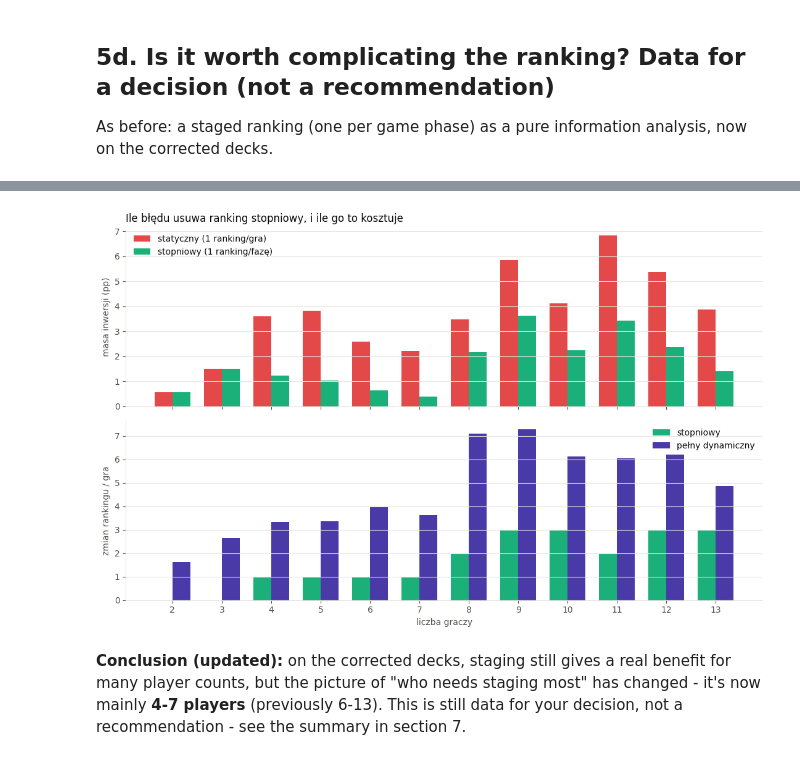
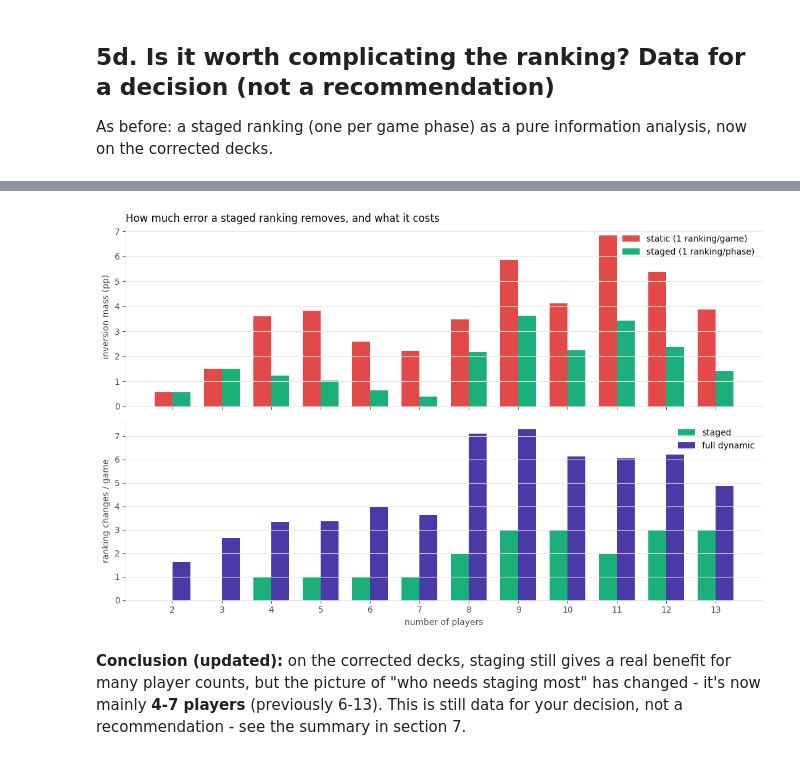
Before and after one commit to mateusz-gob1/tayan-lab, a Jupyter notebook: notebooks/03_rankings.ipynb, the cells around one changed output, grey strips where cells are left out. Saved outputs shown, nothing was run; the diff lists cells and outputs as text; code cells hidden in the pictures.

```diff
--- a/notebooks/03_rankings.ipynb
+++ b/notebooks/03_rankings.ipynb
@@ -240,9 +243,9 @@ for players in range(2, 14):
     tau = kendall_tau(CURRENT_ORDER, ranking)
     changes = expected_ranking_changes(L, players, start, limit, epsilon_pp=EPSILON, hysteresis=True)
     rows.append({
-        "graczy": players, "tau Kendalla (obecny vs statyczny)": float(tau),
-        "zmian rankingu / gra (dynamiczny, z histerezą)": float(changes),
+        "players": players, "Kendall's tau (current vs. static)": float(tau),
+        "ranking changes / game (dynamic, with hysteresis)": float(changes),
     })
 df_dyn = pd.DataFrame(rows)
-df_dyn.style.format({"tau Kendalla (obecny vs statyczny)": "{:.2f}", "zmian rankingu / gra (dynamiczny, z histerezą)": "{:.1f}"}).hide(axis="index")
+df_dyn.style.format({"Kendall's tau (current vs. static)": "{:.2f}", "ranking changes / game (dynamic, with hysteresis)": "{:.1f}"}).hide(axis="index")
 # %% [output]
@@ -382,7 +385,7 @@ for players in range(2, 14):
     start, limit = default_start(players), default_limit(players)
     ranking, _ = static_ranking(L, players, start, limit, epsilon_pp=EPSILON)
     rate, avg_size, worst = error_rate_and_size(ranking, L, players, start, limit)
-    rows.append({"graczy": players, "% rund z błędem": rate, "śr. błąd gdy jest (pp)": avg_size, "najgorszy błąd (pp)": worst})
+    rows.append({"players": players, "% rounds with an error": rate, "avg. error when present (pp)": avg_size, "worst error (pp)": worst})
 df_cost = pd.DataFrame(rows)
-df_cost.style.format({"% rund z błędem": "{:.1f}%", "śr. błąd gdy jest (pp)": "{:.2f}", "najgorszy błąd (pp)": "{:.2f}"}).hide(axis="index")
+df_cost.style.format({"% rounds with an error": "{:.1f}%", "avg. error when present (pp)": "{:.2f}", "worst error (pp)": "{:.2f}"}).hide(axis="index")
 # %% [output]
@@ -445,9 +448,9 @@ for players in range(2, 8):
     ranking, _ = static_ranking(L, players, start, limit, epsilon_pp=EPSILON)
     n, mass, pairs = worst_n_breakdown(ranking, L, players, start, limit)
     pair_text = "; ".join(
-        f"{PL[low]} {p_low:.1f}% vs {PL[high]} {p_high:.1f}% (różnica {diff:.1f}pp)"
+        f"{LABELS[low]} {p_low:.1f}% vs {LABELS[high]} {p_high:.1f}% (difference {diff:.1f}pp)"
         for low, high, diff, p_low, p_high in pairs
     )
-    rows.append({"graczy": players, "najgorsze N": n, "łączna masa przy tym N (pp)": round(mass, 2), "odwrócone pary": pair_text})
+    rows.append({"players": players, "worst N": n, "total mass at this N (pp)": round(mass, 2), "inverted pairs": pair_text})
 pd.DataFrame(rows).style.hide(axis="index")
 # %% [output]
@@ -477,13 +480,13 @@ for players in range(2, 14):
     changes_dyn = expected_ranking_changes(L, players, start, limit, epsilon_pp=EPSILON, hysteresis=True)
     reduction = (1 - float(result.staged_mass) / float(result.single_static_mass)) * 100 if result.single_static_mass > 0 else 0.0
     rows.append({
-        "graczy": players, "m statyczny (pp)": float(result.single_static_mass) * 100,
-        "m stopniowy (pp)": float(result.staged_mass) * 100, "redukcja błędu": reduction,
-        "przełączeń/gra (stopniowy)": result.switches, "zmian/gra (pełny dynamiczny)": float(changes_dyn),
+        "players": players, "m static (pp)": float(result.single_static_mass) * 100,
+        "m staged (pp)": float(result.staged_mass) * 100, "error reduction": reduction,
+        "switches/game (staged)": result.switches, "changes/game (full dynamic)": float(changes_dyn),
     })
 df_staged = pd.DataFrame(rows)
 df_staged.style.format({
-    "m statyczny (pp)": "{:.2f}", "m stopniowy (pp)": "{:.2f}", "redukcja błędu": "{:.0f}%",
-    "zmian/gra (pełny dynamiczny)": "{:.1f}",
+    "m static (pp)": "{:.2f}", "m staged (pp)": "{:.2f}", "error reduction": "{:.0f}%",
+    "changes/game (full dynamic)": "{:.1f}",
 }).hide(axis="index")
 # %% [output]
@@ -502,24 +505,24 @@ df_staged.style.format({
 | 13 | 3.88 | 1.40 | 64% | 3 | 4.9 |
 # %%
 fig, axes = plt.subplots(2, 1, figsize=(11, 7), sharex=True)
-axes[0].bar(df_staged["graczy"] - 0.18, df_staged["m statyczny (pp)"], width=0.36, color="#e34948", label="statyczny (1 ranking/gra)")
-axes[0].bar(df_staged["graczy"] + 0.18, df_staged["m stopniowy (pp)"], width=0.36, color="#1baf7a", label="stopniowy (1 ranking/fazę)")
-axes[0].set_ylabel("masa inwersji (pp)")
-axes[0].set_title("Ile błędu usuwa ranking stopniowy, i ile go to kosztuje", loc="left", color=INK, fontsize=12)
+axes[0].bar(df_staged["players"] - 0.18, df_staged["m static (pp)"], width=0.36, color="#e34948", label="static (1 ranking/game)")
+axes[0].bar(df_staged["players"] + 0.18, df_staged["m staged (pp)"], width=0.36, color="#1baf7a", label="staged (1 ranking/phase)")
+axes[0].set_ylabel("inversion mass (pp)")
+axes[0].set_title("How much error a staged ranking removes, and what it costs", loc="left", color=INK, fontsize=12)
 axes[0].grid(axis="y", color=GRID, lw=0.8)
 axes[0].legend(frameon=False)
 
-axes[1].bar(df_staged["graczy"] - 0.18, df_staged["przełączeń/gra (stopniowy)"], width=0.36, color="#1baf7a", label="stopniowy")
-axes[1].bar(df_staged["graczy"] + 0.18, df_staged["zmian/gra (pełny dynamiczny)"], width=0.36, color="#4a3aa7", label="pełny dynamiczny")
-axes[1].set_ylabel("zmian rankingu / gra")
-axes[1].set_xlabel("liczba graczy")
-axes[1].set_xticks(list(df_staged["graczy"]))
+axes[1].bar(df_staged["players"] - 0.18, df_staged["switches/game (staged)"], width=0.36, color="#1baf7a", label="staged")
+axes[1].bar(df_staged["players"] + 0.18, df_staged["changes/game (full dynamic)"], width=0.36, color="#4a3aa7", label="full dynamic")
+axes[1].set_ylabel("ranking changes / game")
+axes[1].set_xlabel("number of players")
+axes[1].set_xticks(list(df_staged["players"]))
 axes[1].grid(axis="y", color=GRID, lw=0.8)
 axes[1].legend(frameon=False)
 plt.tight_layout()
 plt.show()
 # %% [output]
-[figure, old version]
+[figure, new version]
 # %% [markdown]
 **Conclusion (updated):** on the corrected decks, staging still gives a real benefit for many player counts, but the picture of "who needs staging most" has changed - it's now mainly **4-7 players** (previously 6-13). This is still data for your decision, not a recommendation - see the summary in section 7.
 # %% [markdown]
```
Also changed, not shown: parts of 27 cells of this notebook, 12 other files.
